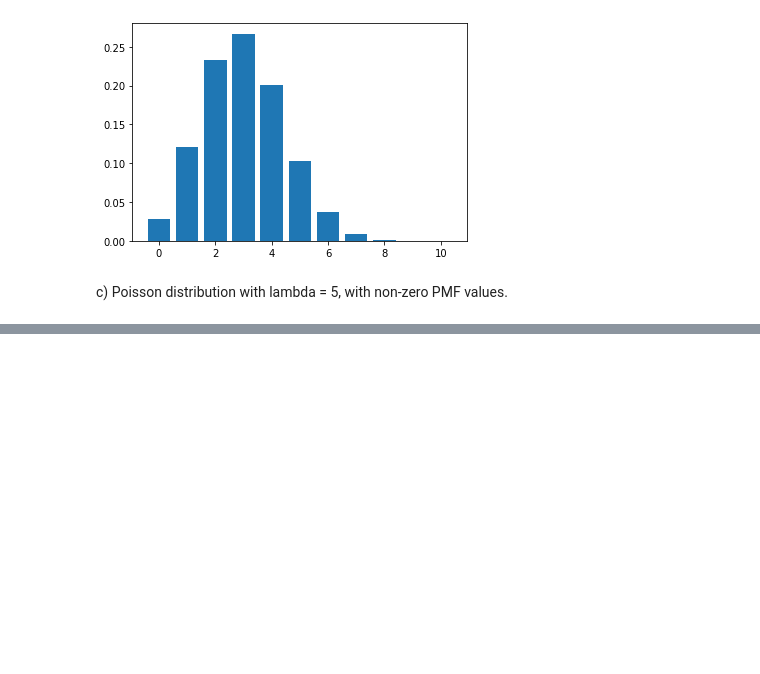
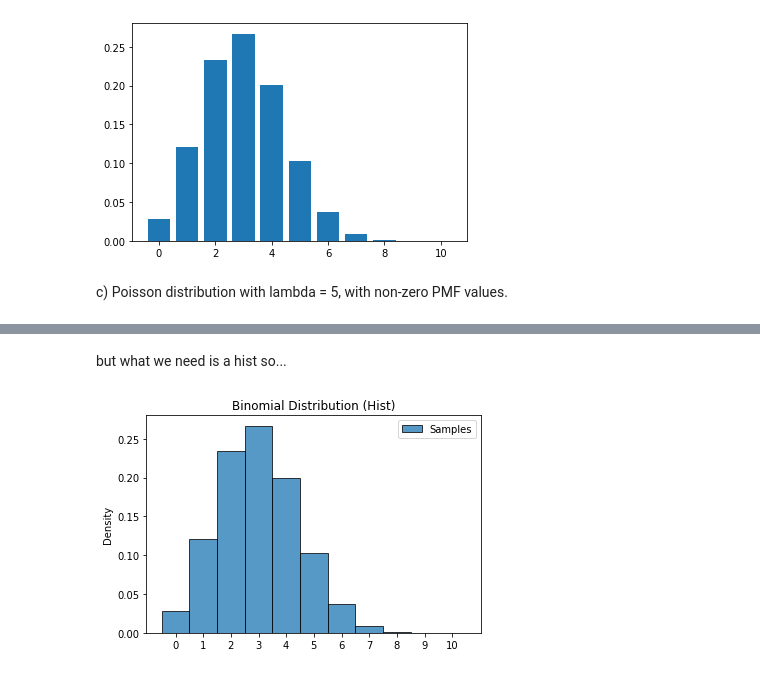
Before and after one commit to verneh/DS, a Jupyter notebook: stats/stats.ipynb, the cells around one changed output, grey strips where cells are left out. Saved outputs shown, nothing was run; the diff lists cells and outputs as text; code cells hidden in the pictures; blank space fills up the shorter version.

```diff
--- a/stats/stats.ipynb
+++ b/stats/stats.ipynb
@@ -53,0 +93,13 @@ plt.bar(r_values, p_dist)
+# %% [markdown]
+but what we need is a hist so...
+# %%
+b_1_sample=b_1.rvs(size=1000000,random_state=42)
+# rwidth=0.75,
+plt.hist(b_1_sample,bins=11,range=(0,11),density=True,align='left', edgecolor='k', label="Samples",alpha=0.75)
+plt.title("Binomial Distribution (Hist)")
+plt.ylabel("Density")
+plt.legend()
+plt.xticks(t)
+plt.show()
+# %% [output]
+[figure, added]
```
Also changed, not shown: parts of 16 cells of this notebook.
